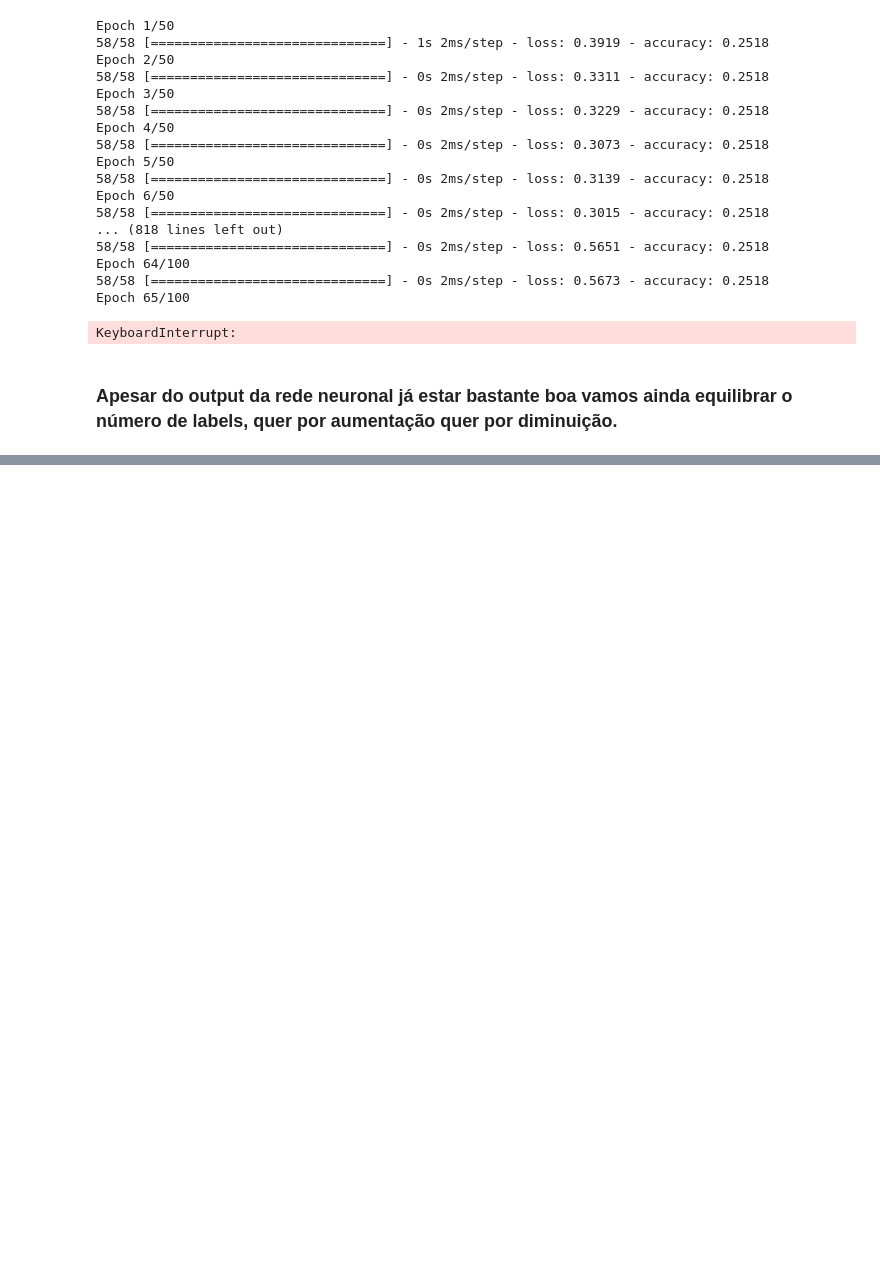
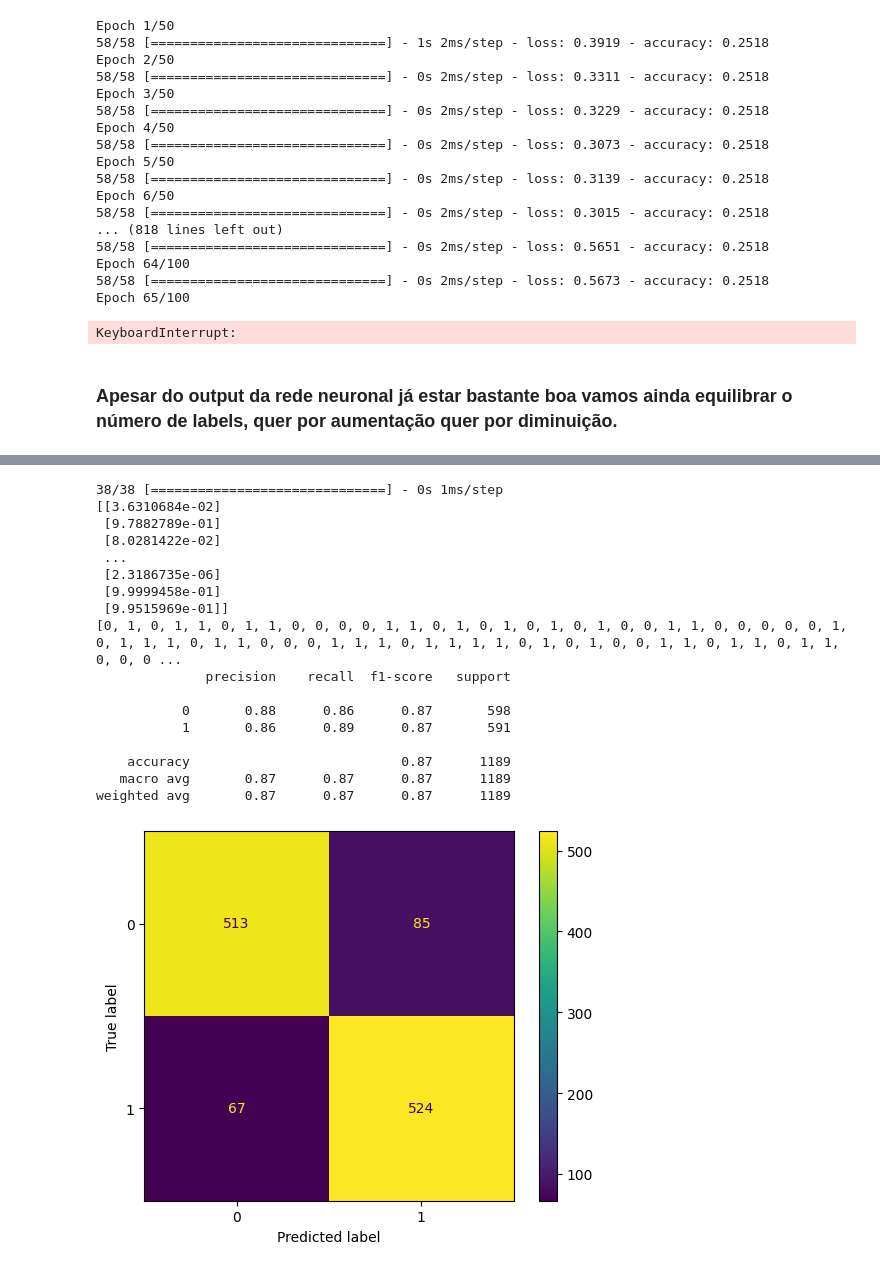
Before and after one commit to guilhermevaz8/LungCancer, a Jupyter notebook: LabIACDreal.ipynb, the cells around one changed output, grey strips where cells are left out. Saved outputs shown, nothing was run; the diff lists cells and outputs as text; code cells hidden in the pictures; blank space fills up the shorter version.

```diff
--- a/LabIACDreal.ipynb
+++ b/LabIACDreal.ipynb
@@ -688,0 +889,36 @@ print("Desvio padrão das pontuações:", scores.std())
+# %%
+grid_predictions = best_model.predict(X_test)
+
+count=0
+f=[0]*len(grid_predictions)
+for value in grid_predictions:
+    if value>=0.5:
+        f[count]=1
+    else:
+        f[count]=0
+    count+=1
+
+
+print(classification_report(y_test,f))
+
+cm = confusion_matrix(y_test, f)
+ConfusionMatrixDisplay(confusion_matrix=cm).plot();
+# %% [output]
+38/38 [==============================] - 0s 1ms/step
+[[3.6310684e-02]
+ [9.7882789e-01]
+ [8.0281422e-02]
+ ...
+ [2.3186735e-06]
+ [9.9999458e-01]
+ [9.9515969e-01]]
+[0, 1, 0, 1, 1, 0, 1, 1, 0, 0, 0, 0, 1, 1, 0, 1, 0, 1, 0, 1, 0, 1, 0, 0, 1, 1, 0, 0, 0, 0, 0, 1, 0, 1, 1, 1, 0, 1, 1, 0, 0, 0, 1, 1, 1, 0, 1, 1, 1, 1, 0, 1, 0, 1, 0, 0, 1, 1, 0, 1, 1, 0, 1, 1, 0, 0, 0 ...
+              precision    recall  f1-score   support
+
+           0       0.88      0.86      0.87       598
+           1       0.86      0.89      0.87       591
+
+    accuracy                           0.87      1189
+   macro avg       0.87      0.87      0.87      1189
+weighted avg       0.87      0.87      0.87      1189
+[figure, added]
```
Also changed, not shown: parts of 13 cells of this notebook.
